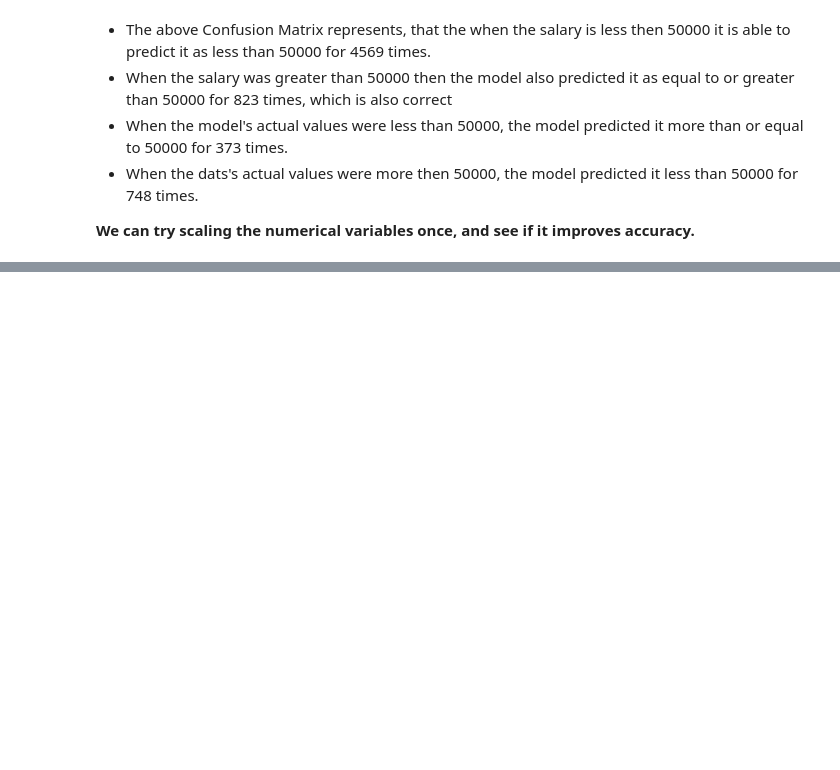
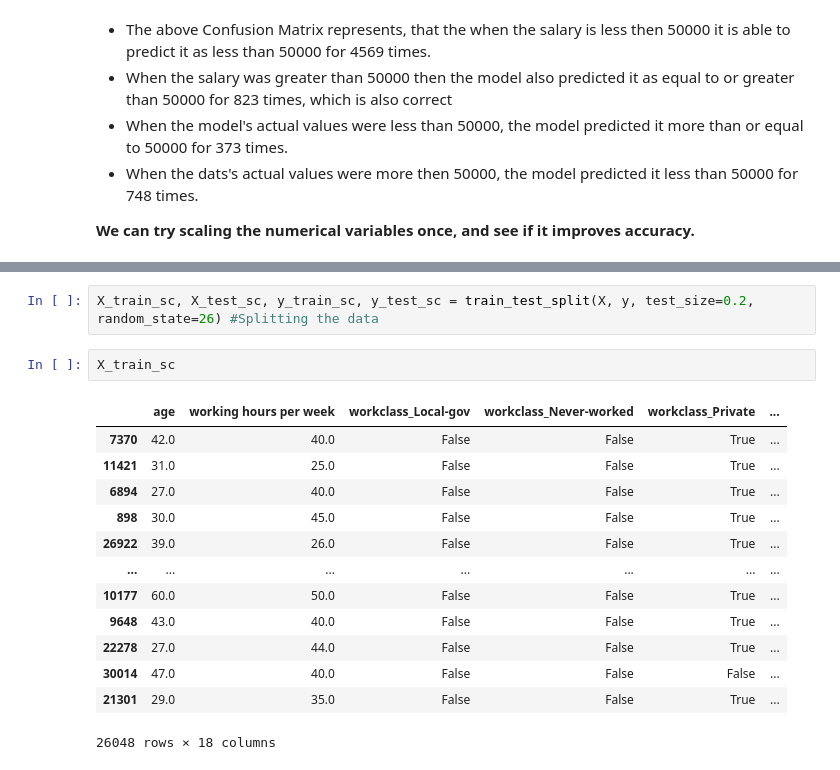
Before and after one commit to nikhil4859/Logistic-Regression, a Jupyter notebook: Salary_Prediction _Data.ipynb, the cells around one changed output, grey strips where cells are left out. Drawn from its saved outputs; the diff is of its cells as text; blank space fills up the shorter version.

```diff
--- a/Salary_Prediction _Data.ipynb
+++ b/Salary_Prediction _Data.ipynb
@@ -575,0 +631,18 @@ plt.show()
+# %%
+X_train_sc, X_test_sc, y_train_sc, y_test_sc = train_test_split(X, y, test_size=0.2, random_state=26) #Splitting the data
+# %%
+X_train_sc
+# %% [output]
+|  | age | working hours per week | workclass_Local-gov | workclass_Never-worked | workclass_Private | ... |
+| 7370 | 42.0 | 40.0 | False | False | True | ... |
+| 11421 | 31.0 | 25.0 | False | False | True | ... |
+| 6894 | 27.0 | 40.0 | False | False | True | ... |
+| 898 | 30.0 | 45.0 | False | False | True | ... |
+| 26922 | 39.0 | 26.0 | False | False | True | ... |
+| ... | ... | ... | ... | ... | ... | ... |
+| 10177 | 60.0 | 50.0 | False | False | True | ... |
+| 9648 | 43.0 | 40.0 | False | False | True | ... |
+| 22278 | 27.0 | 44.0 | False | False | True | ... |
+| 30014 | 47.0 | 40.0 | False | False | False | ... |
+| 21301 | 29.0 | 35.0 | False | False | True | ... |
+26048 rows × 18 columns
```
Also changed, not shown: parts of 13 cells of this notebook.
